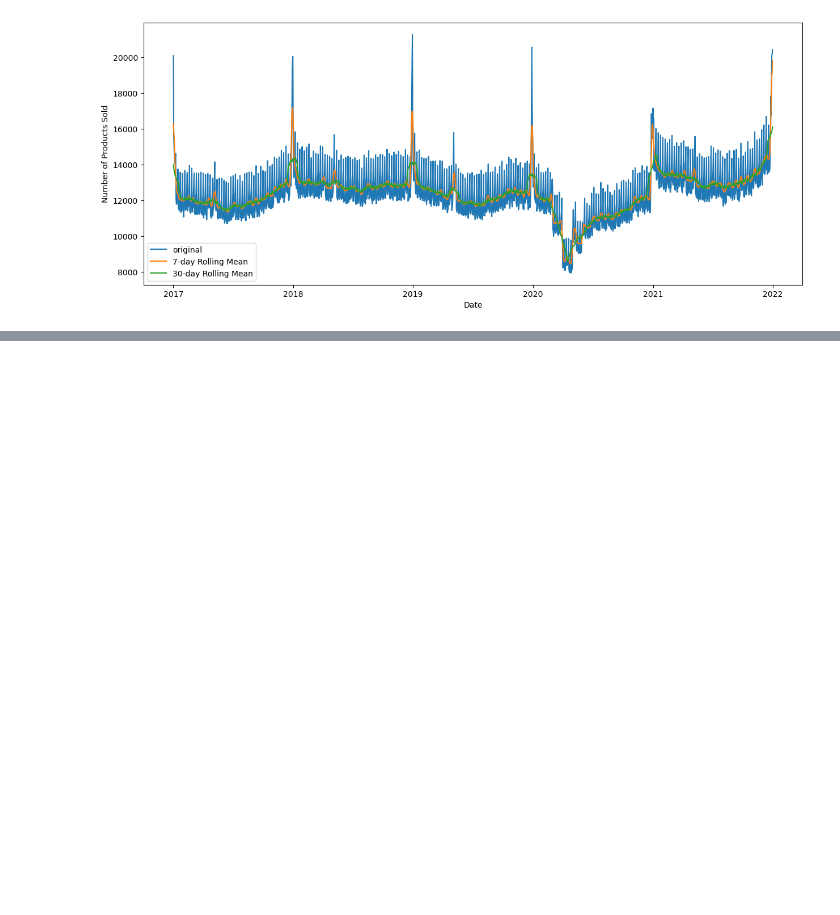
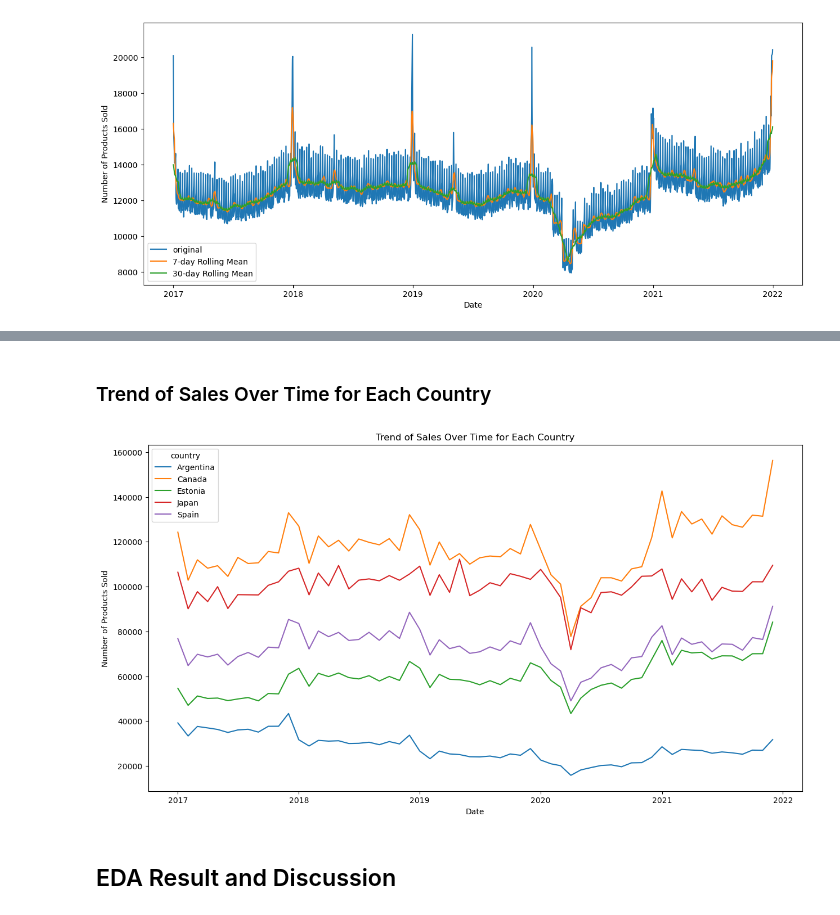
Before and after one commit to WhuanY/my_DS_project, a Jupyter notebook: 8playground-series-s3e19/Re-Realization:S3E19 🛍️Course: 🔍EDA ➡️ 📅FE ➡️ 🚀LightGBM.ipynb, the cells around one changed output, grey strips where cells are left out. Drawn from its saved outputs; the diff is of its cells as text; code cells hidden in the pictures; blank space fills up the shorter version.

```diff
--- a/8playground-series-s3e19/Re-Realization:S3E19 🛍️Course: 🔍EDA ➡️ 📅FE ➡️ 🚀LightGBM.ipynb
+++ b/8playground-series-s3e19/Re-Realization:S3E19 🛍️Course: 🔍EDA ➡️ 📅FE ➡️ 🚀LightGBM.ipynb
@@ -179,0 +234,18 @@ plt.show()
+# %% [markdown]
+### Trend of Sales Over Time for Each Country
+# %%
+# Aggregate sales on a monthly basis for each country
+monthly_sales_country = data.groupby([data['date'].dt.to_period('M'), 'country']).sum()['num_sold'].reset_index()
+monthly_sales_country['date'] = monthly_sales_country['date'].dt.to_timestamp()
+
+# Create a line plot for each country
+plt.figure(figsize=(15, 8))
+sns.lineplot(data=monthly_sales_country, x='date', y='num_sold', hue='country')
+plt.title('Trend of Sales Over Time for Each Country')
+plt.xlabel('Date')
+plt.ylabel('Number of Products Sold')
+plt.show()
+# %% [output]
+[figure, added]
+# %% [markdown]
+## EDA Result and Discussion
```
Also changed, not shown: parts of 44 cells of this notebook, 1 other file.
